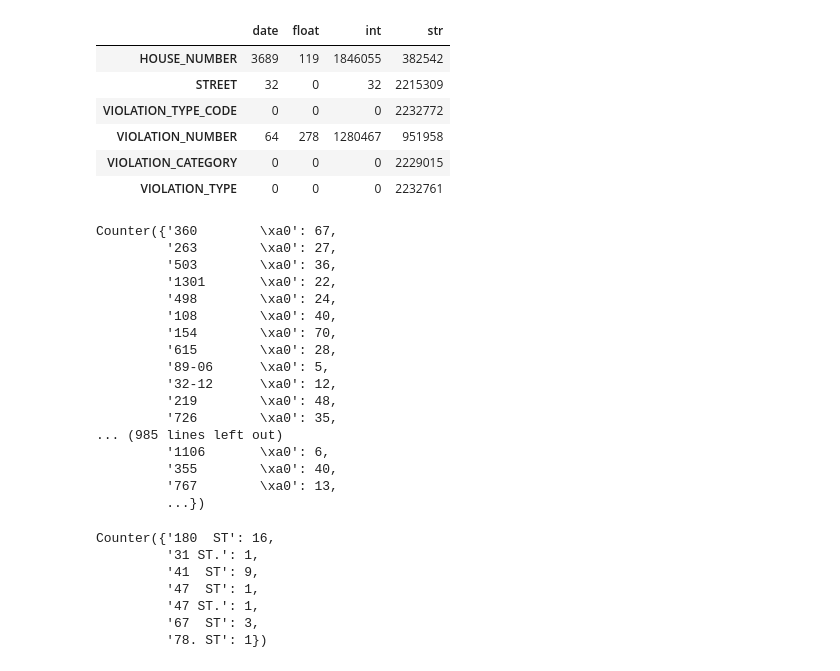
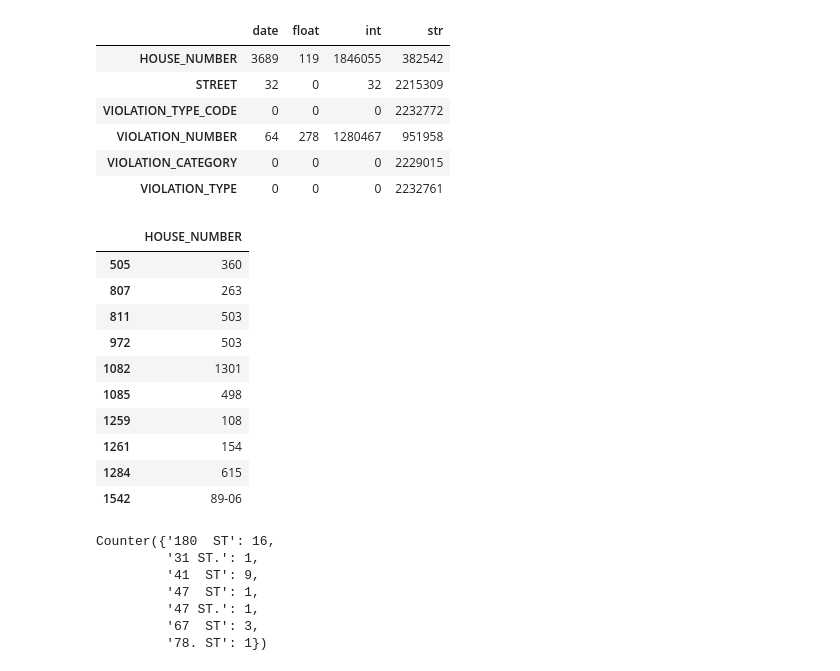
Before and after one commit to LYX0429/Big-Data-Group02, a Jupyter notebook: Big_Data_Project_part_2.ipynb, the cells around one changed output. Saved outputs shown, nothing was run; the diff lists cells and outputs as text; code cells hidden in the pictures.

```diff
--- a/Big_Data_Project_part_2.ipynb
+++ b/Big_Data_Project_part_2.ipynb
@@ -109,25 +115,19 @@ profiles.types()
 # %%
 from openclean.function.eval.datatype import IsDatetime
 
-ds.select('HOUSE_NUMBER').filter(IsDatetime('HOUSE_NUMBER')).distinct()
+ds.select('HOUSE_NUMBER').filter(IsDatetime('HOUSE_NUMBER')).head()
 # %% [output]
-Counter({'360        \xa0': 67,
-         '263        \xa0': 27,
-         '503        \xa0': 36,
-         '1301       \xa0': 22,
-         '498        \xa0': 24,
-         '108        \xa0': 40,
-         '154        \xa0': 70,
-         '615        \xa0': 28,
-         '89-06      \xa0': 5,
-         '32-12      \xa0': 12,
-         '219        \xa0': 48,
-         '726        \xa0': 35,
-... (985 lines left out)
-         '1106       \xa0': 6,
-         '355        \xa0': 40,
-         '767        \xa0': 13,
-         ...})
+|  | HOUSE_NUMBER |
+| 505 | 360 |
+| 807 | 263 |
+| 811 | 503 |
+| 972 | 503 |
+| 1082 | 1301 |
+| 1085 | 498 |
+| 1259 | 108 |
+| 1261 | 154 |
+| 1284 | 615 |
+| 1542 | 89-06 |
 # %%
 ds.select('STREET').filter(IsDatetime('STREET')).distinct()
 # %% [output]
```
Also changed, not shown: parts of 13 cells of this notebook.
